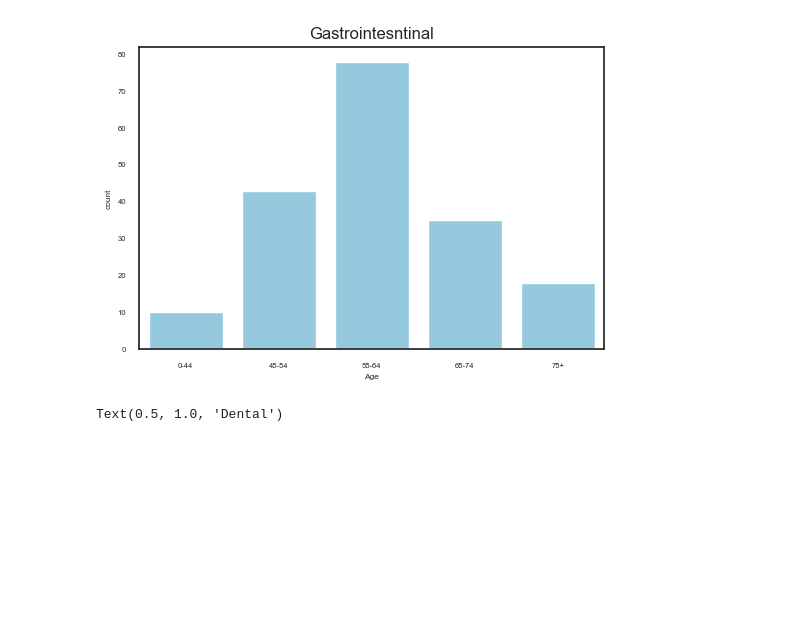
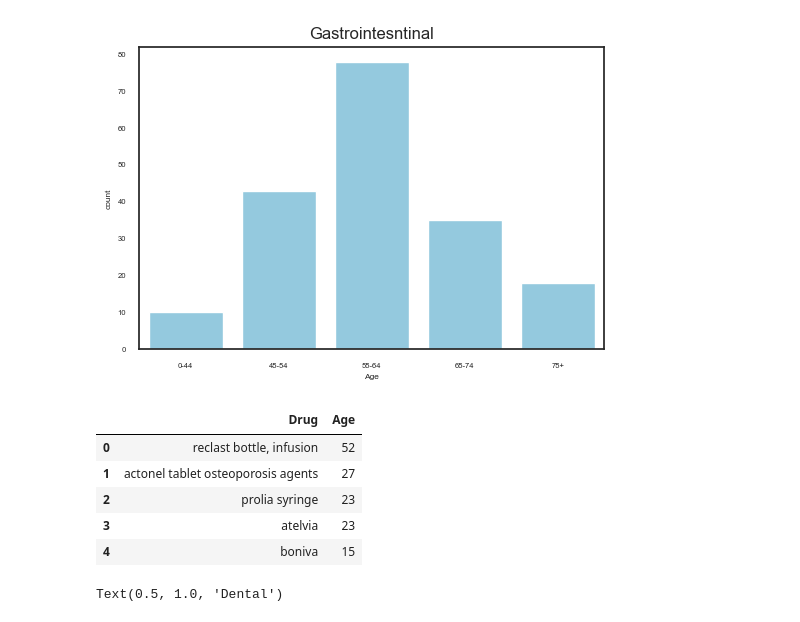
Before and after one commit to woonsupkim/DrugReview, a Jupyter notebook: Woon_after_Classification.ipynb, the cells around one changed output. Saved outputs shown, nothing was run; the diff lists cells and outputs as text; code cells hidden in the pictures; blank space fills up the shorter version.

```diff
--- a/Woon_after_Classification.ipynb
+++ b/Woon_after_Classification.ipynb
@@ -454,6 +500,15 @@ plt.title('Gastrointesntinal', fontsize=12)
 # %% [output]
 Text(0.5, 1.0, 'Gastrointesntinal')
 [figure]
+# %%
+df_gastro.groupby('Drug')['Age'].count().sort_values(ascending = False).reset_index().head(5)
+# %% [output]
+|  | Drug | Age |
+| 0 | reclast bottle, infusion | 52 |
+| 1 | actonel tablet osteoporosis agents | 27 |
+| 2 | prolia syringe | 23 |
+| 3 | atelvia | 23 |
+| 4 | boniva | 15 |
 # %%
 sns.countplot(x = 'Age', data = df_dental, color = 'skyblue', order=["0-44", "45-54", "55-64", "65-74", "75+"])
 plt.title('Dental', fontsize=12)
```
Also changed, not shown: parts of 11 cells of this notebook.
